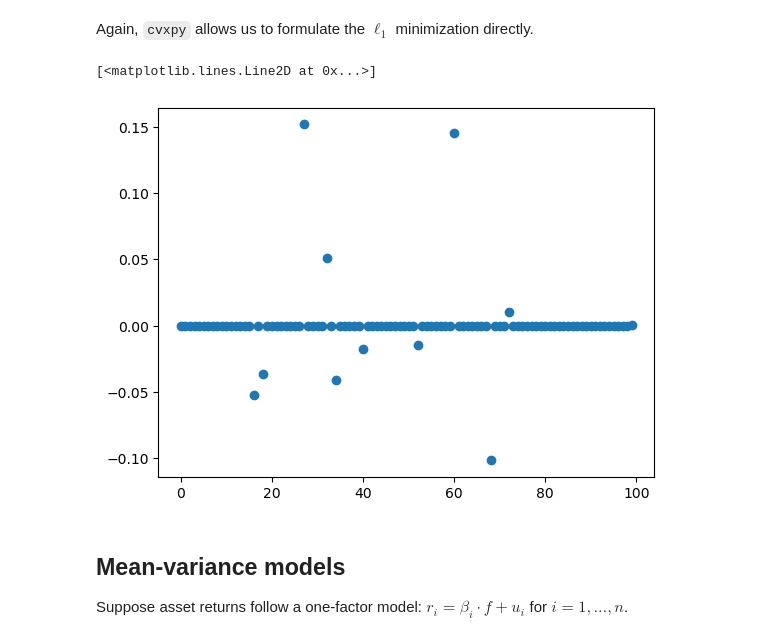
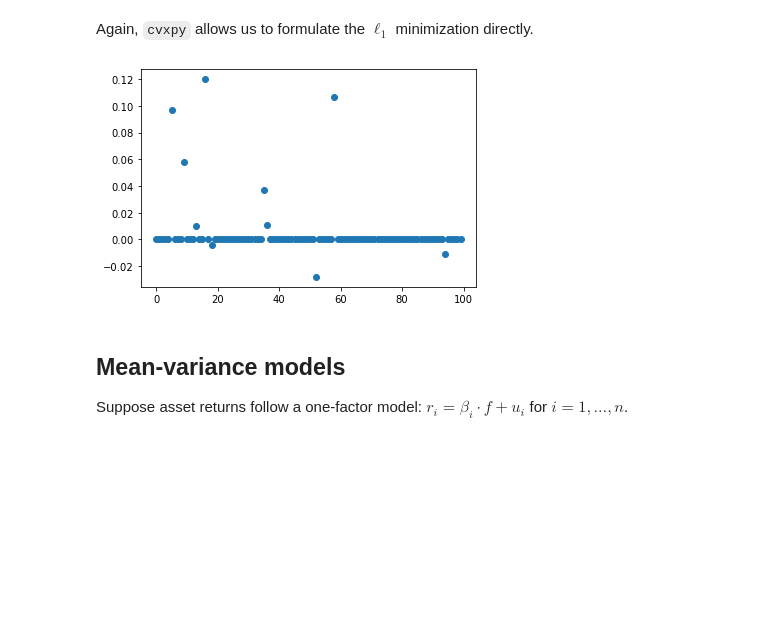
Before and after one commit to javi-pena/birdseyeview, a Jupyter notebook: birdseyeview.ipynb, the cells around one changed output. Saved outputs shown, nothing was run; the diff lists cells and outputs as text; code cells hidden in the pictures; blank space fills up the shorter version.

```diff
--- a/birdseyeview.ipynb
+++ b/birdseyeview.ipynb
@@ -353,12 +290,12 @@ Again, `cvxpy` allows us to formulate the $\ell_1$ minimization directly.
 # %%
 x = cp.Variable(n)
 objective = cp.Minimize(0.5*cp.sum_squares(A@x-b)+lam*cp.norm(x,1))
 prob = cp.Problem(objective)
-prob.solve(solver=cp.GUROBI)
+prob.solve(solver=cp.MOSEK)
 plt.plot(x.value,'o')
+plt.show()
 # %% [output]
-[<matplotlib.lines.Line2D at 0x...>]
-[figure, old version]
+[figure, new version]
 # %% [markdown]
 ## Mean-variance models
 
```
Also changed, not shown: parts of 33 cells of this notebook, 1 other file.
